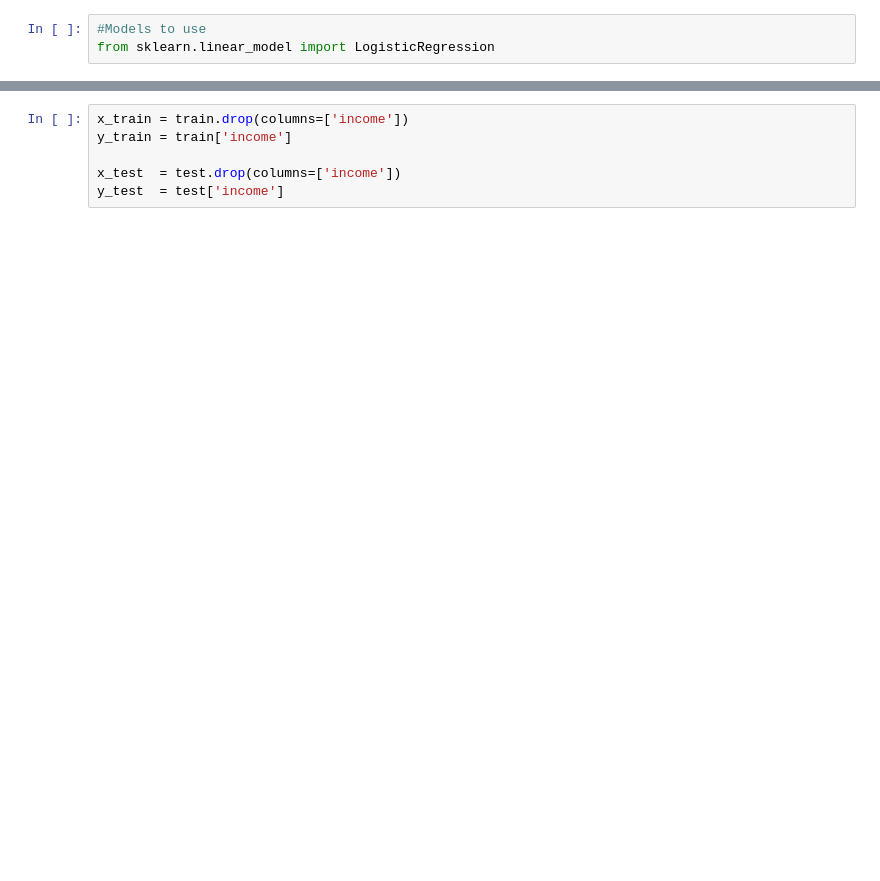
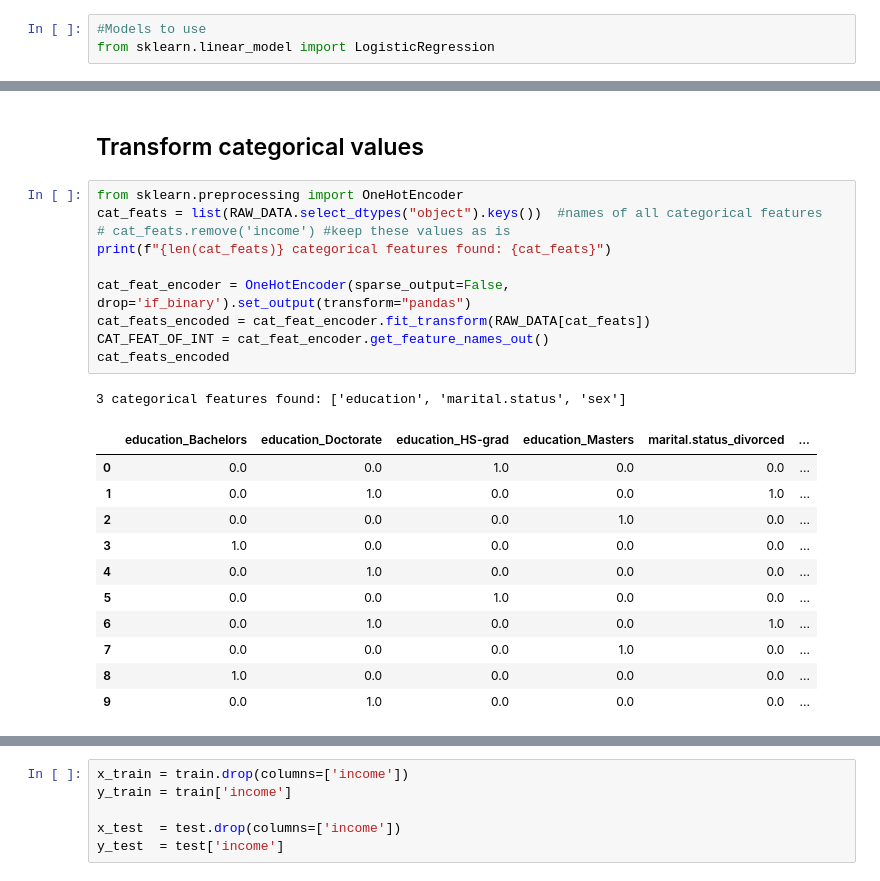
Before and after one commit to JipSchoneveld/HCML_project, a Jupyter notebook: train.ipynb, the cells around one changed output, grey strips where cells are left out. Drawn from its saved outputs; the diff is of its cells as text; blank space fills up the shorter version.

```diff
--- a/train.ipynb
+++ b/train.ipynb
@@ -29,0 +35,25 @@ toy_data
+# %% [markdown]
+## Transform categorical values
+# %%
+from sklearn.preprocessing import OneHotEncoder
+cat_feats = list(RAW_DATA.select_dtypes("object").keys())  #names of all categorical features
+# cat_feats.remove('income') #keep these values as is
+print(f"{len(cat_feats)} categorical features found: {cat_feats}")
+
+cat_feat_encoder = OneHotEncoder(sparse_output=False, drop='if_binary').set_output(transform="pandas")
+cat_feats_encoded = cat_feat_encoder.fit_transform(RAW_DATA[cat_feats])
+CAT_FEAT_OF_INT = cat_feat_encoder.get_feature_names_out()
+cat_feats_encoded
+# %% [output]
+3 categorical features found: ['education', 'marital.status', 'sex']
+|  | education_Bachelors | education_Doctorate | education_HS-grad | education_Masters | marital.status_divorced | ... |
+| 0 | 0.0 | 0.0 | 1.0 | 0.0 | 0.0 | ... |
+| 1 | 0.0 | 1.0 | 0.0 | 0.0 | 1.0 | ... |
+| 2 | 0.0 | 0.0 | 0.0 | 1.0 | 0.0 | ... |
+| 3 | 1.0 | 0.0 | 0.0 | 0.0 | 0.0 | ... |
+| 4 | 0.0 | 1.0 | 0.0 | 0.0 | 0.0 | ... |
+| 5 | 0.0 | 0.0 | 1.0 | 0.0 | 0.0 | ... |
+| 6 | 0.0 | 1.0 | 0.0 | 0.0 | 1.0 | ... |
+| 7 | 0.0 | 0.0 | 0.0 | 1.0 | 0.0 | ... |
+| 8 | 1.0 | 0.0 | 0.0 | 0.0 | 0.0 | ... |
+| 9 | 0.0 | 1.0 | 0.0 | 0.0 | 0.0 | ... |
```
Also changed, not shown: parts of 17 cells of this notebook.
